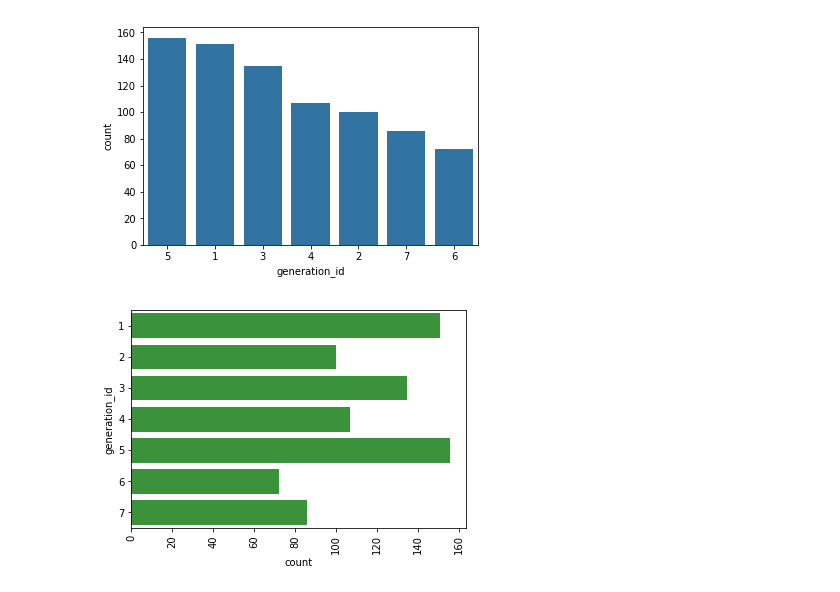
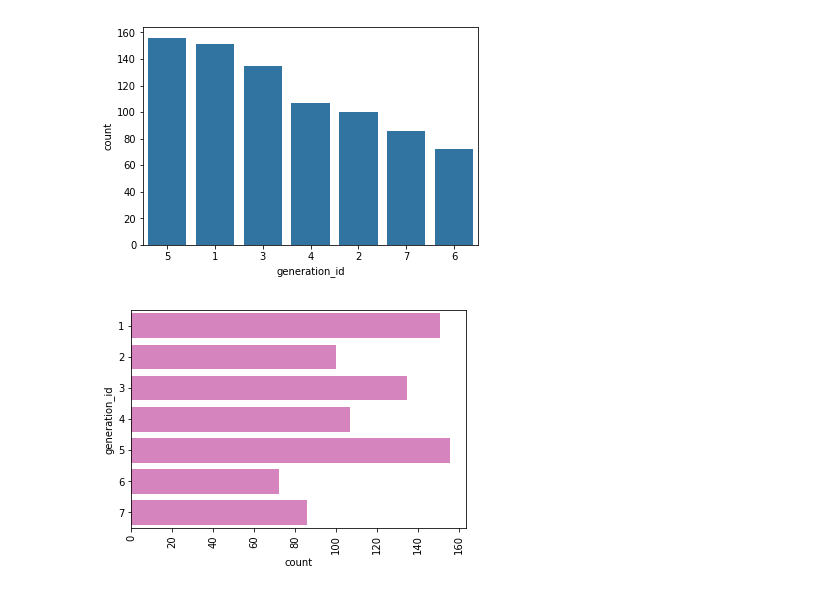
Before and after one commit to abhiksark/Udacity-DataAnalyst-Nanodegree, a Jupyter notebook: Data Viz/Univariate_Data_Viz.ipynb, the cells around one changed output. Cells and saved outputs as stored; diff of their text form; code cells hidden in the pictures.

```diff
--- a/Data Viz/Univariate_Data_Viz.ipynb
+++ b/Data Viz/Univariate_Data_Viz.ipynb
@@ -44,8 +44,8 @@ sb.countplot(data = df, x = 'generation_id', color = base_color, order = generat
 # %% [output]
 [figure]
 # %%
-base_color = sb.color_palette()[2]
+base_color = sb.color_palette()[6]
 sb.countplot(data = df, y = 'generation_id', color = base_color);
 plt.xticks(rotation = 90);
 # %% [output]
-[figure, old version]
+[figure, new version]
```
Also changed, not shown: parts of 4 cells of this notebook.
